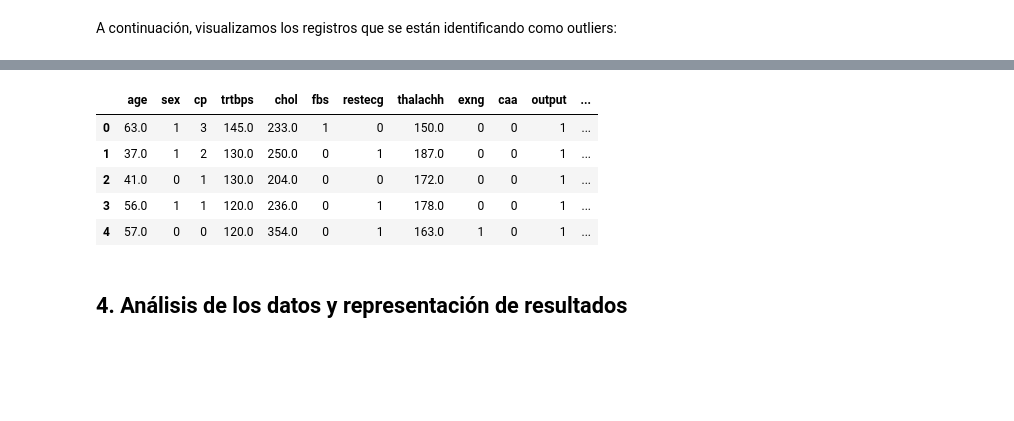
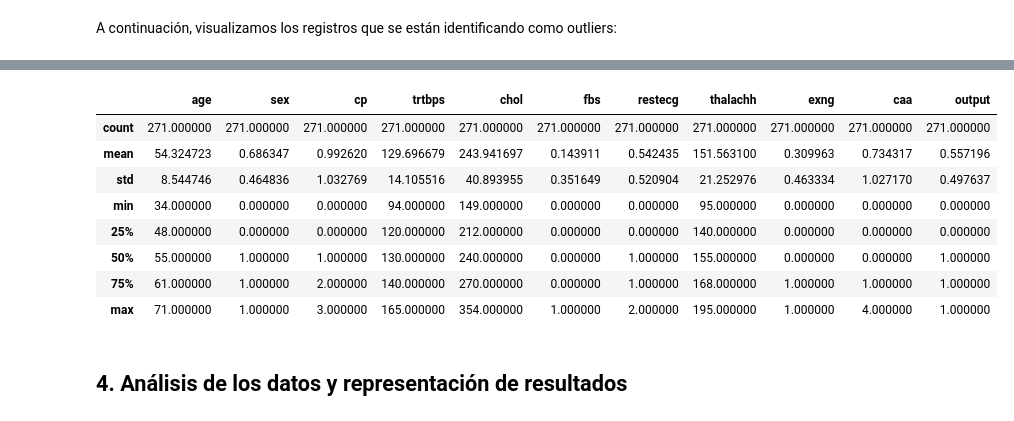
Before and after one commit to Carlos-Perez-Ha/PRA2, a Jupyter notebook: Heart_attack_analysis.ipynb, the cells around one changed output, grey strips where cells are left out. Cells and saved outputs as stored; diff of their text form; code cells hidden in the pictures; blank space fills up the shorter version.

```diff
--- a/Heart_attack_analysis.ipynb
+++ b/Heart_attack_analysis.ipynb
@@ -278,13 +278,15 @@ data = data.drop(columns = ["atipico_1", "atipico_2"])
-# %%
-data = df.copy()
-data.head()
-# %% [output]
-|  | age | sex | cp | trtbps | chol | fbs | restecg | thalachh | exng | caa | output | ... |
-| 0 | 63.0 | 1 | 3 | 145.0 | 233.0 | 1 | 0 | 150.0 | 0 | 0 | 1 | ... |
-| 1 | 37.0 | 1 | 2 | 130.0 | 250.0 | 0 | 1 | 187.0 | 0 | 0 | 1 | ... |
-| 2 | 41.0 | 0 | 1 | 130.0 | 204.0 | 0 | 0 | 172.0 | 0 | 0 | 1 | ... |
-| 3 | 56.0 | 1 | 1 | 120.0 | 236.0 | 0 | 1 | 178.0 | 0 | 0 | 1 | ... |
-| 4 | 57.0 | 0 | 0 | 120.0 | 354.0 | 0 | 1 | 163.0 | 1 | 0 | 1 | ... |
+# %%
+data.describe()
+# %% [output]
+|  | age | sex | cp | trtbps | chol | fbs | restecg | thalachh | exng | caa | output |
+| count | 271.000000 | 271.000000 | 271.000000 | 271.000000 | 271.000000 | 271.000000 | 271.000000 | 271.000000 | 271.000000 | 271.000000 | 271.000000 |
+| mean | 54.324723 | 0.686347 | 0.992620 | 129.696679 | 243.941697 | 0.143911 | 0.542435 | 151.563100 | 0.309963 | 0.734317 | 0.557196 |
+| std | 8.544746 | 0.464836 | 1.032769 | 14.105516 | 40.893955 | 0.351649 | 0.520904 | 21.252976 | 0.463334 | 1.027170 | 0.497637 |
+| min | 34.000000 | 0.000000 | 0.000000 | 94.000000 | 149.000000 | 0.000000 | 0.000000 | 95.000000 | 0.000000 | 0.000000 | 0.000000 |
+| 25% | 48.000000 | 0.000000 | 0.000000 | 120.000000 | 212.000000 | 0.000000 | 0.000000 | 140.000000 | 0.000000 | 0.000000 | 0.000000 |
+| 50% | 55.000000 | 1.000000 | 1.000000 | 130.000000 | 240.000000 | 0.000000 | 1.000000 | 155.000000 | 0.000000 | 0.000000 | 1.000000 |
+| 75% | 61.000000 | 1.000000 | 2.000000 | 140.000000 | 270.000000 | 0.000000 | 1.000000 | 168.000000 | 1.000000 | 1.000000 | 1.000000 |
+| max | 71.000000 | 1.000000 | 3.000000 | 165.000000 | 354.000000 | 1.000000 | 2.000000 | 195.000000 | 1.000000 | 4.000000 | 1.000000 |
 # %% [markdown]
 ## 4. Análisis de los datos y representación de resultados
 # %% [markdown]
```
Also changed, not shown: parts of 42 cells of this notebook.
